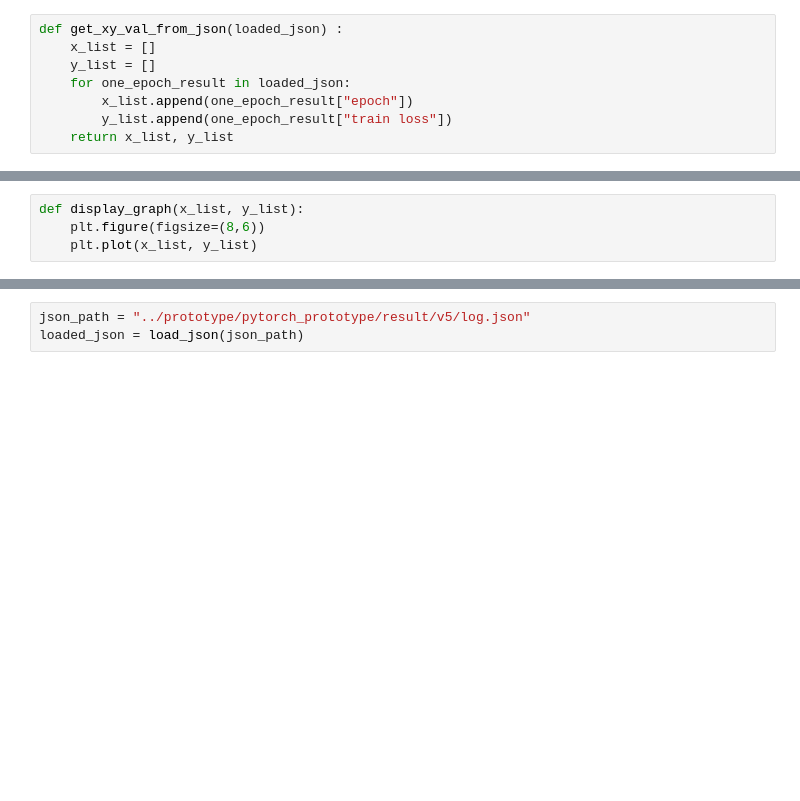
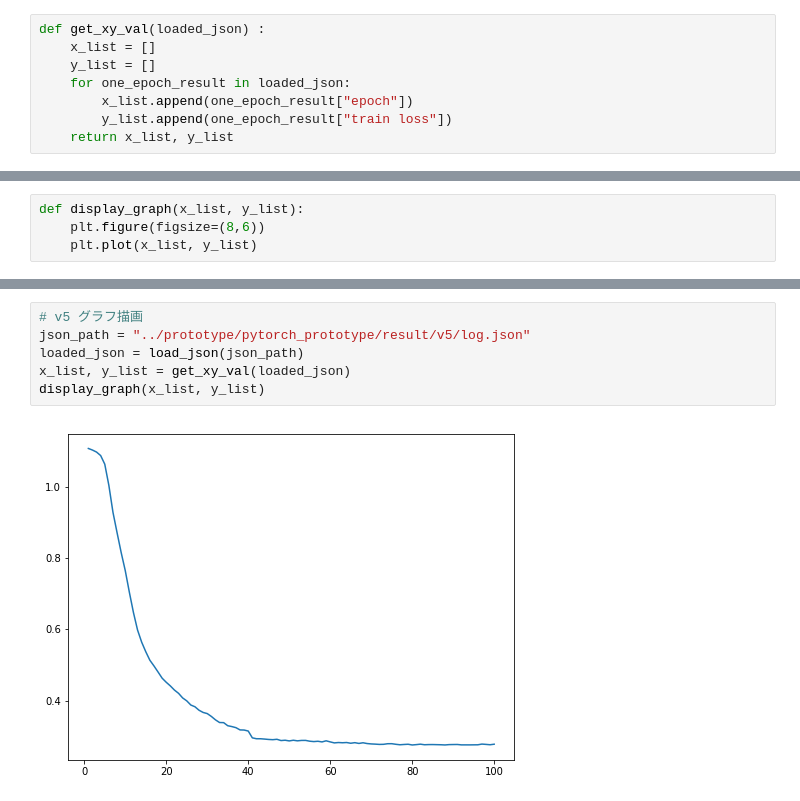
Before and after one commit to takitaki7474/m2-research-prototype, a Jupyter notebook: notebook/eval_train_err_convergence.ipynb, the cells around one changed output, grey strips where cells are left out. Cells and saved outputs as stored; diff of their text form; blank space fills up the shorter version.

```diff
--- a/notebook/eval_train_err_convergence.ipynb
+++ b/notebook/eval_train_err_convergence.ipynb
@@ -9,7 +9,7 @@ def load_json(json_path):
     loaded_json = json.load(f)
     return loaded_json
 # %%
-def get_xy_val_from_json(loaded_json) :
+def get_xy_val(loaded_json) :
     x_list = []
     y_list = []
     for one_epoch_result in loaded_json:
@@ -40,3 +47,8 @@ def display_graph(x_list, y_list):
 # %%
+# v5 グラフ描画
 json_path = "../prototype/pytorch_prototype/result/v5/log.json"
 loaded_json = load_json(json_path)
+x_list, y_list = get_xy_val(loaded_json)
+display_graph(x_list, y_list)
+# %% [output]
+[figure, added]
```
Also changed, not shown: parts of 4 cells of this notebook.
